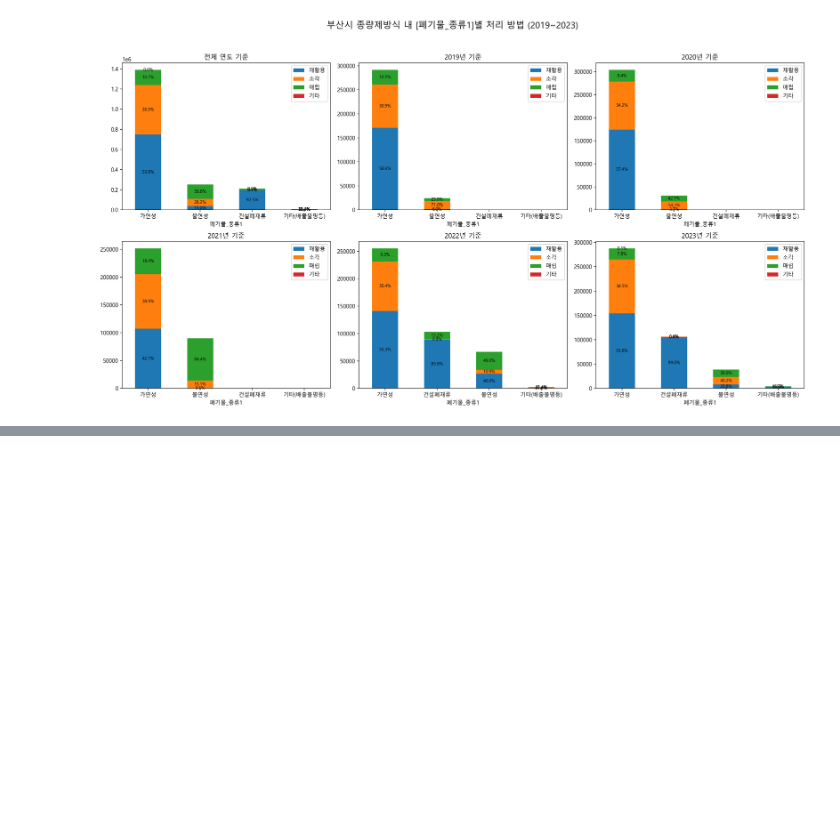
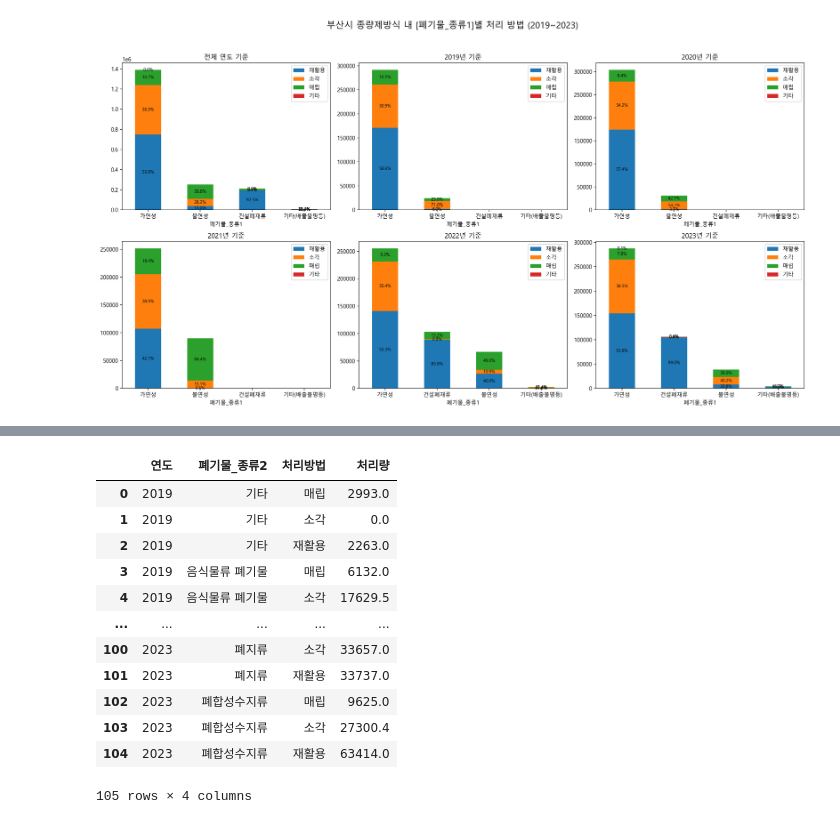
Before and after one commit to kimsang0220/Busan_Big_Data, a Jupyter notebook: KBR/3_폐기물데이터EDA.ipynb, the cells around one changed output, grey strips where cells are left out. Saved outputs shown, nothing was run; the diff lists cells and outputs as text; code cells hidden in the pictures; blank space fills up the shorter version.

```diff
--- a/KBR/3_폐기물데이터EDA.ipynb
+++ b/KBR/3_폐기물데이터EDA.ipynb
@@ -716,0 +716,30 @@ plt.tight_layout(rect=[0, 0, 1, 0.95])
+# %%
+# 가연성만 필터링
+df_gayeonseong = waste_busan_jong[waste_busan_jong["폐기물_종류1"] == "가연성"]
+
+df_long = df_gayeonseong.melt(
+    id_vars=["연도", "폐기물_종류2"],
+    value_vars=["재활용", "소각", "매립"],
+    var_name="처리방법",
+    value_name="처리량"
+)
+
+# 연도, 폐기물_종류2, 처리방법 기준으로 groupby
+df_grouped_long = df_long.groupby(
+    ["연도", "폐기물_종류2", "처리방법"]
+)["처리량"].sum().reset_index()
+df_grouped_long
+# %% [output]
+|  | 연도 | 폐기물_종류2 | 처리방법 | 처리량 |
+| 0 | 2019 | 기타 | 매립 | 2993.0 |
+| 1 | 2019 | 기타 | 소각 | 0.0 |
+| 2 | 2019 | 기타 | 재활용 | 2263.0 |
+| 3 | 2019 | 음식물류 폐기물 | 매립 | 6132.0 |
+| 4 | 2019 | 음식물류 폐기물 | 소각 | 17629.5 |
+| ... | ... | ... | ... | ... |
+| 100 | 2023 | 폐지류 | 소각 | 33657.0 |
+| 101 | 2023 | 폐지류 | 재활용 | 33737.0 |
+| 102 | 2023 | 폐합성수지류 | 매립 | 9625.0 |
+| 103 | 2023 | 폐합성수지류 | 소각 | 27300.4 |
+| 104 | 2023 | 폐합성수지류 | 재활용 | 63414.0 |
+105 rows × 4 columns
```
Also changed, not shown: parts of 9 cells of this notebook.
